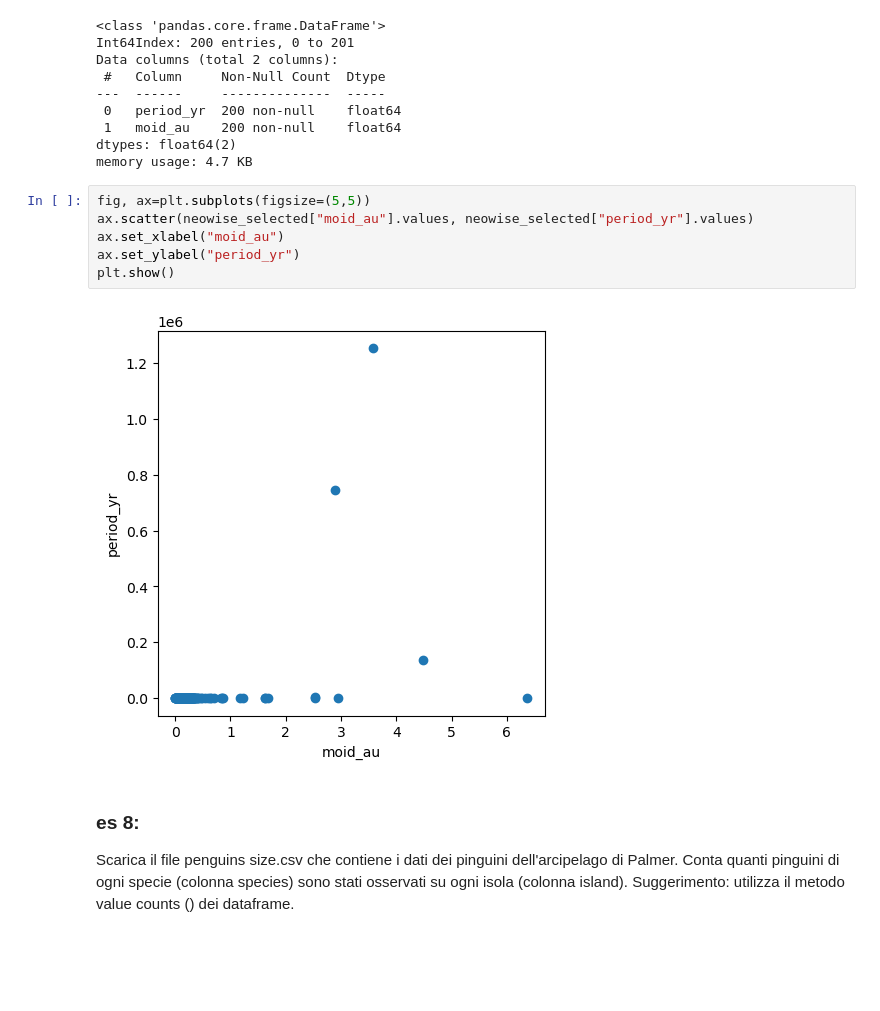
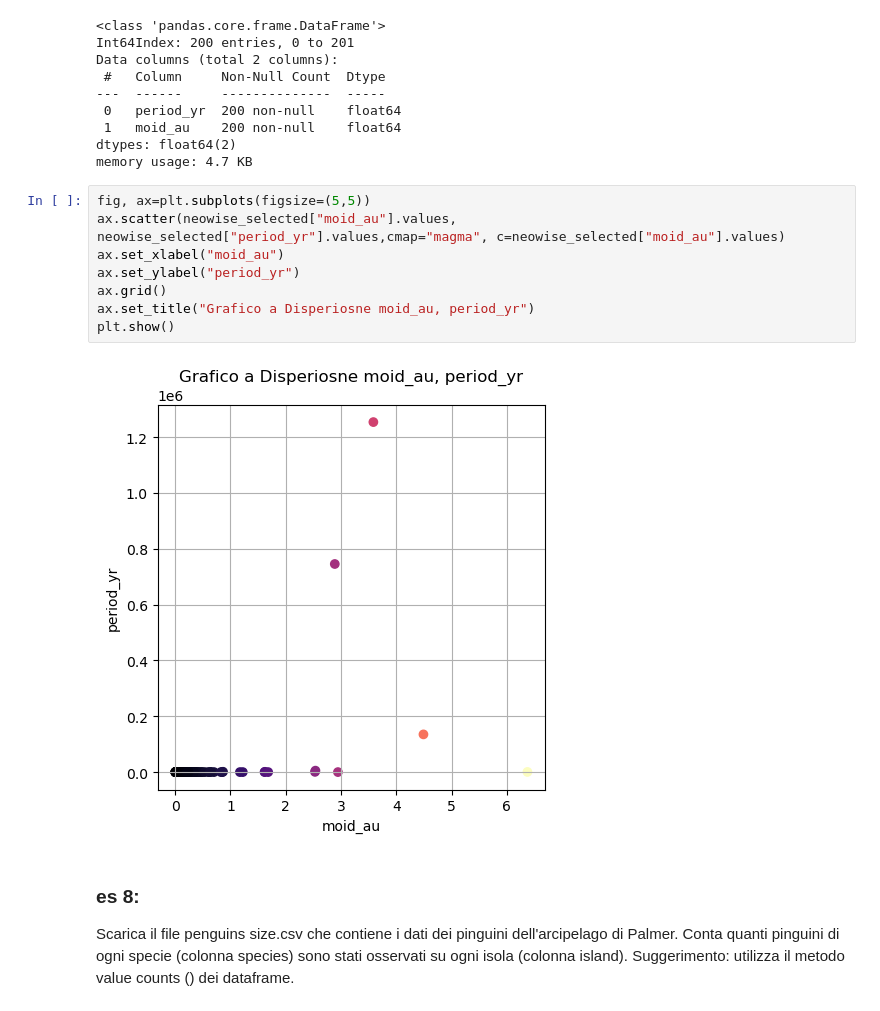
Before and after one commit to miglio-RE/microrobotica, a Jupyter notebook: Esercizi_Pandas.ipynb, the cells around one changed output. Cells and saved outputs as stored; diff of their text form; blank space fills up the shorter version.

```diff
--- a/Esercizi_Pandas.ipynb
+++ b/Esercizi_Pandas.ipynb
@@ -173,12 +172,14 @@ dtypes: float64(2)
 memory usage: 4.7 KB
 # %%
 fig, ax=plt.subplots(figsize=(5,5))
-ax.scatter(neowise_selected["moid_au"].values, neowise_selected["period_yr"].values)
+ax.scatter(neowise_selected["moid_au"].values, neowise_selected["period_yr"].values,cmap="magma", c=neowise_selected["moid_au"].values)
 ax.set_xlabel("moid_au")
 ax.set_ylabel("period_yr")
+ax.grid()
+ax.set_title("Grafico a Disperiosne moid_au, period_yr")
 plt.show()
 # %% [output]
-[figure, old version]
+[figure, new version]
 # %% [markdown]
 ### es 8:
 
```
Also changed, not shown: parts of 11 cells of this notebook, 10 other files.
